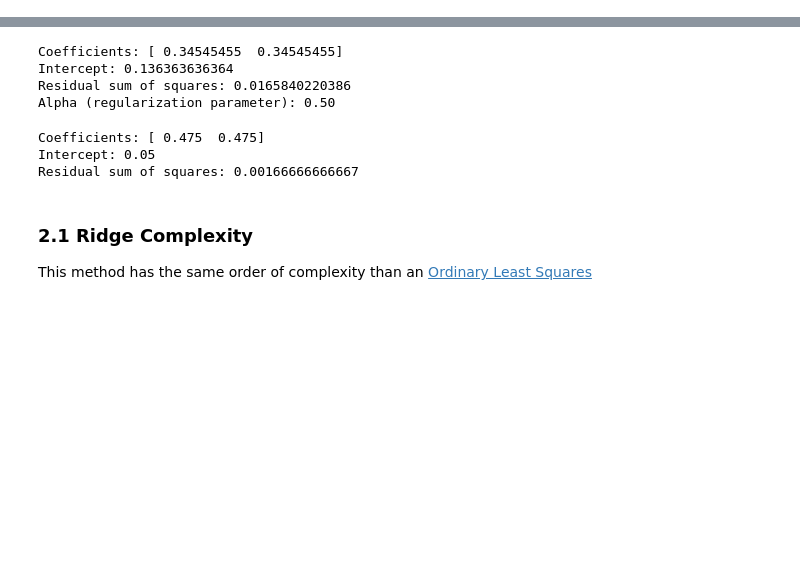
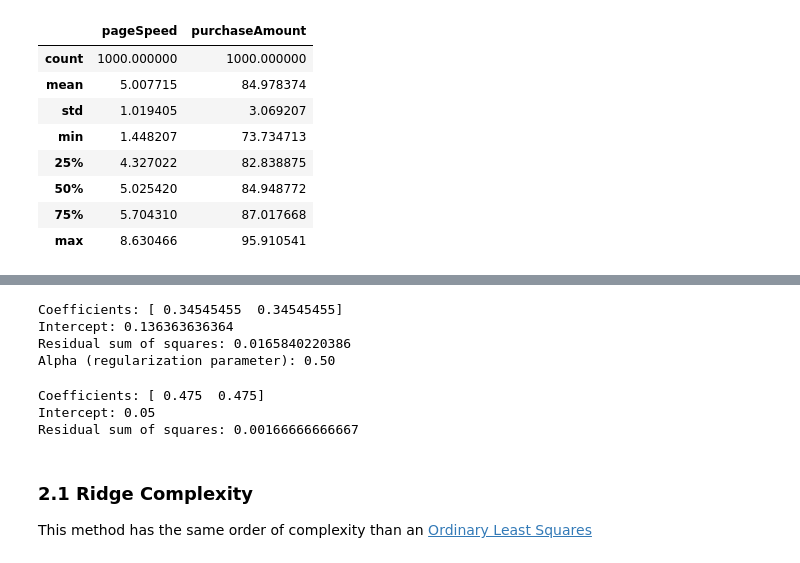
Before and after one commit to jmoianes/MachineLearning, a Jupyter notebook: 01 Regression/00 Regression.ipynb, the cells around one changed output, grey strips where cells are left out. Saved outputs shown, nothing was run; the diff lists cells and outputs as text; code cells hidden in the pictures; blank space fills up the shorter version.

```diff
--- a/01 Regression/00 Regression.ipynb
+++ b/01 Regression/00 Regression.ipynb
@@ -249,0 +83,12 @@ This method computes the least squares solution using a singular value decomposi
+# %%
+df.describe()
+# %% [output]
+|  | pageSpeed | purchaseAmount |
+| count | 1000.000000 | 1000.000000 |
+| mean | 5.007715 | 84.978374 |
+| std | 1.019405 | 3.069207 |
+| min | 1.448207 | 73.734713 |
+| 25% | 4.327022 | 82.838875 |
+| 50% | 5.025420 | 84.948772 |
+| 75% | 5.704310 | 87.017668 |
+| max | 8.630466 | 95.910541 |
```
Also changed, not shown: parts of 37 cells of this notebook, 2 other files.
